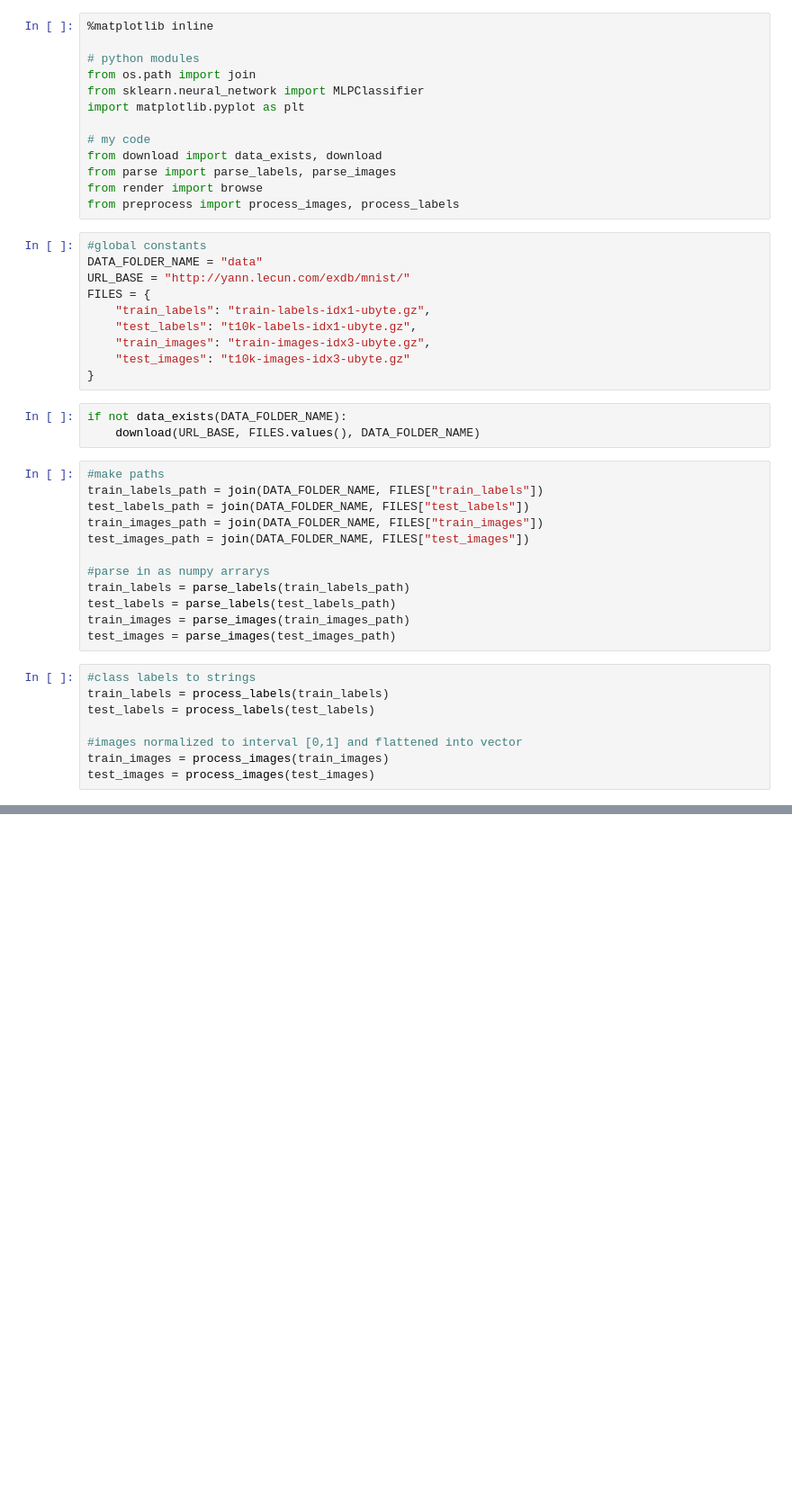
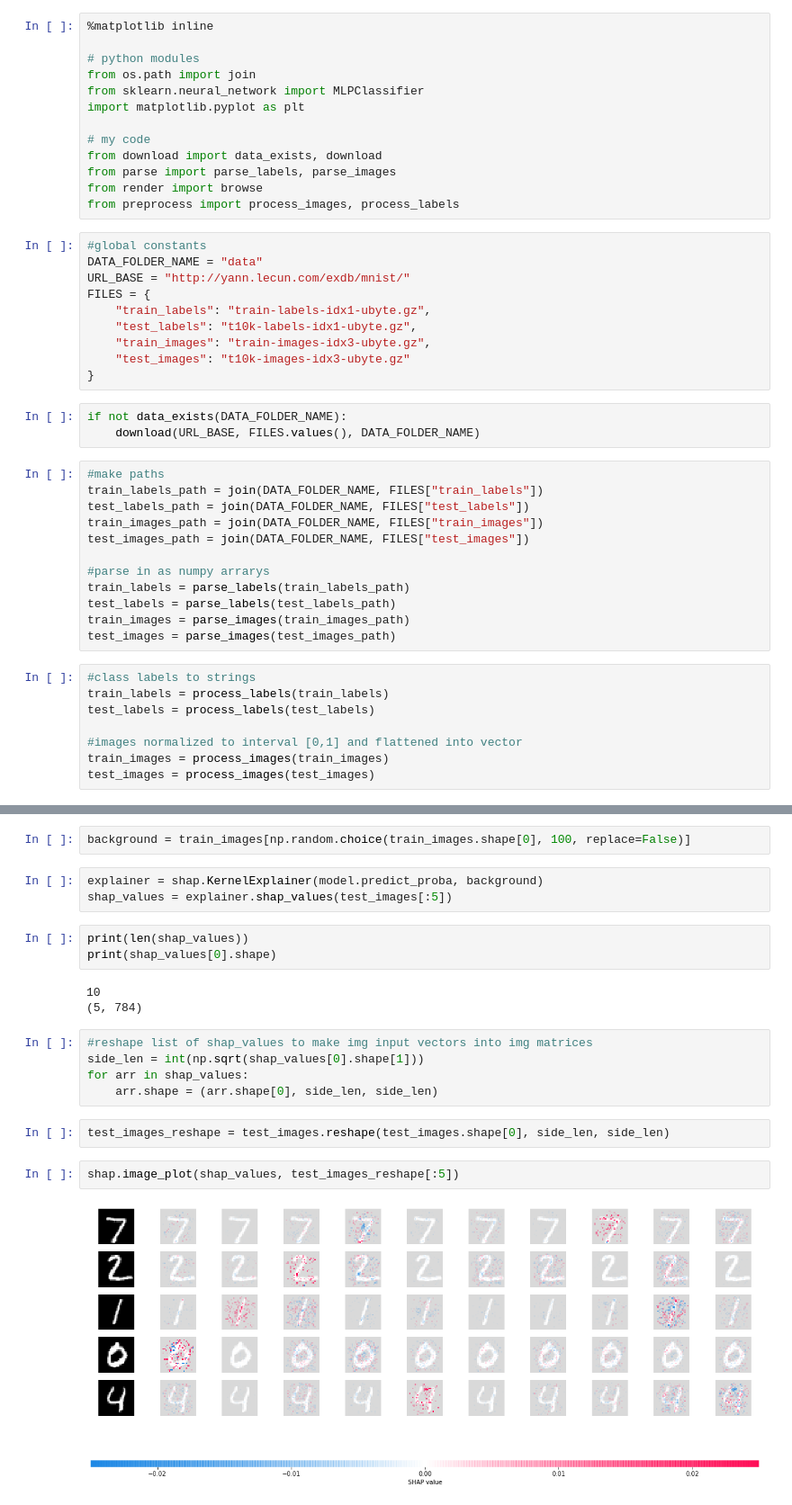
Before and after one commit to joebuckley24/MNIST, a Jupyter notebook: feature_importance_visualization.ipynb, the cells around one changed output, grey strips where cells are left out. Shown: that part at 90% size. Drawn from its saved outputs; the diff is of its cells as text; blank space fills up the shorter version.

Commit message:
finish visualization

```diff
--- a/feature_importance_visualization.ipynb
+++ b/feature_importance_visualization.ipynb
@@ -57,0 +99,22 @@ model.coefs_[0]
+# %%
+background = train_images[np.random.choice(train_images.shape[0], 100, replace=False)]
+# %%
+explainer = shap.KernelExplainer(model.predict_proba, background)
+shap_values = explainer.shap_values(test_images[:5])
+# %%
+print(len(shap_values))
+print(shap_values[0].shape)
+# %% [output]
+10
+(5, 784)
+# %%
+#reshape list of shap_values to make img input vectors into img matrices
+side_len = int(np.sqrt(shap_values[0].shape[1]))
+for arr in shap_values:
+    arr.shape = (arr.shape[0], side_len, side_len)
+# %%
+test_images_reshape = test_images.reshape(test_images.shape[0], side_len, side_len)
+# %%
+shap.image_plot(shap_values, test_images_reshape[:5])
+# %% [output]
+[figure, added]
```
Also changed, not shown: parts of 4 cells of this notebook, 3 other files.
